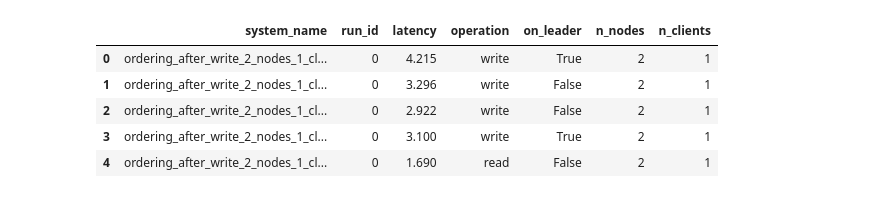
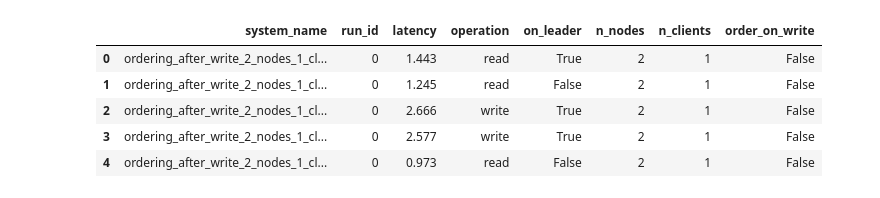
Before and after one commit to tomwassing/mango-db, a Jupyter notebook: experiments/data.ipynb, the cells around one changed output. Cells and saved outputs as stored; diff of their text form; code cells hidden in the pictures.

```diff
--- a/experiments/data.ipynb
+++ b/experiments/data.ipynb
@@ -5,12 +6,12 @@ import seaborn as sns
 # %%
-df = pd.read_csv('results/experiment1_20211209152814.csv')
+df = pd.read_csv('results/experiment1_20211209163545.csv')
 df.latency = df.latency * 10e-6
 df.head()
 # %% [output]
-|  | system_name | run_id | latency | operation | on_leader | n_nodes | n_clients |
-| 0 | ordering_after_write_2_nodes_1_cl... | 0 | 4.215 | write | True | 2 | 1 |
-| 1 | ordering_after_write_2_nodes_1_cl... | 0 | 3.296 | write | False | 2 | 1 |
-| 2 | ordering_after_write_2_nodes_1_cl... | 0 | 2.922 | write | False | 2 | 1 |
-| 3 | ordering_after_write_2_nodes_1_cl... | 0 | 3.100 | write | True | 2 | 1 |
-| 4 | ordering_after_write_2_nodes_1_cl... | 0 | 1.690 | read | False | 2 | 1 |
+|  | system_name | run_id | latency | operation | on_leader | n_nodes | n_clients | order_on_write |
+| 0 | ordering_after_write_2_nodes_1_cl... | 0 | 1.443 | read | True | 2 | 1 | False |
+| 1 | ordering_after_write_2_nodes_1_cl... | 0 | 1.245 | read | False | 2 | 1 | False |
+| 2 | ordering_after_write_2_nodes_1_cl... | 0 | 2.666 | write | True | 2 | 1 | False |
+| 3 | ordering_after_write_2_nodes_1_cl... | 0 | 2.577 | write | True | 2 | 1 | False |
+| 4 | ordering_after_write_2_nodes_1_cl... | 0 | 0.973 | read | False | 2 | 1 | False |
 # %%
```
Also changed, not shown: parts of 3 cells of this notebook, 2 other files.
